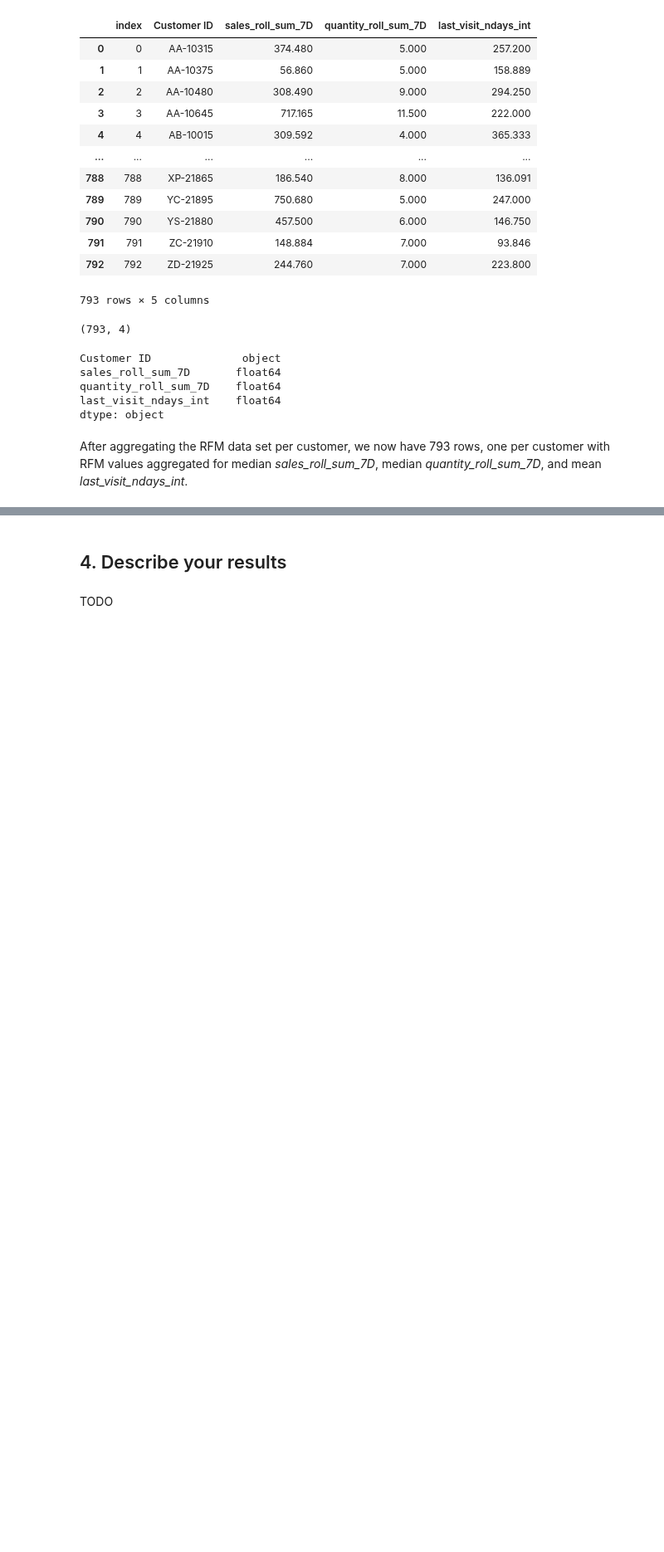
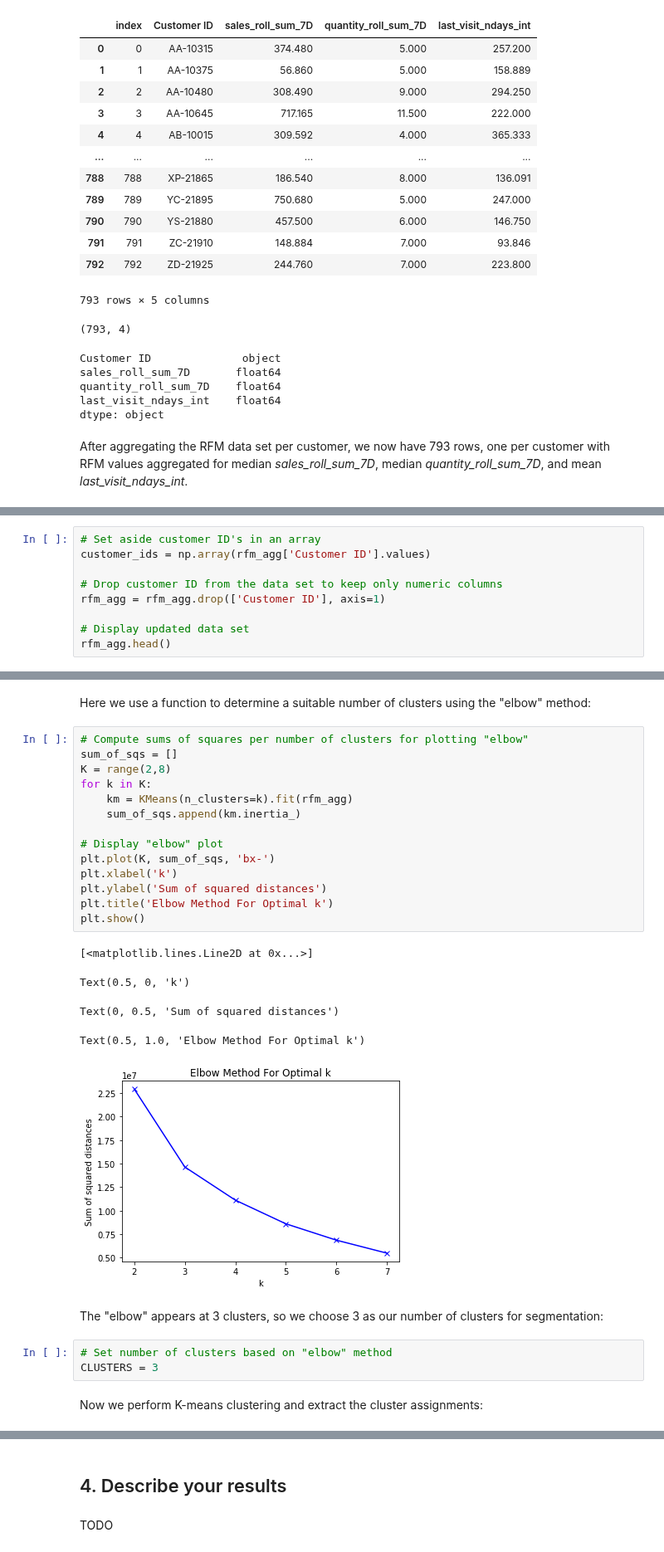
Before and after one commit to pelorenz/data-science-420, a Jupyter notebook: L03-PeterLorenz.ipynb, the cells around one changed output, grey strips where cells are left out. Shown at 83% size. Saved outputs shown, nothing was run; the diff lists cells and outputs as text; blank space fills up the shorter version.

Commit message:
K-means impl

```diff
--- a/L03-PeterLorenz.ipynb
+++ b/L03-PeterLorenz.ipynb
@@ -198,0 +250,9 @@ After aggregating the RFM data set per customer, we now have 793 rows, one per c
+# %%
+# Set aside customer ID's in an array
+customer_ids = np.array(rfm_agg['Customer ID'].values)
+
+# Drop customer ID from the data set to keep only numeric columns
+rfm_agg = rfm_agg.drop(['Customer ID'], axis=1)
+
+# Display updated data set
+rfm_agg.head()
@@ -198,0 +266,29 @@ After aggregating the RFM data set per customer, we now have 793 rows, one per c
+# %% [markdown]
+Here we use a function to determine a suitable number of clusters using the "elbow" method:
+# %%
+# Compute sums of squares per number of clusters for plotting "elbow"
+sum_of_sqs = []
+K = range(2,8)
+for k in K:
+    km = KMeans(n_clusters=k).fit(rfm_agg)
+    sum_of_sqs.append(km.inertia_)
+
+# Display "elbow" plot
+plt.plot(K, sum_of_sqs, 'bx-')
+plt.xlabel('k')
+plt.ylabel('Sum of squared distances')
+plt.title('Elbow Method For Optimal k')
+plt.show()
+# %% [output]
+[<matplotlib.lines.Line2D at 0x...>]
+Text(0.5, 0, 'k')
+Text(0, 0.5, 'Sum of squared distances')
+Text(0.5, 1.0, 'Elbow Method For Optimal k')
+[figure, added]
+# %% [markdown]
+The "elbow" appears at 3 clusters, so we choose 3 as our number of clusters for segmentation:
+# %%
+# Set number of clusters based on "elbow" method
+CLUSTERS = 3
+# %% [markdown]
+Now we perform K-means clustering and extract the cluster assignments:
```
Also changed, not shown: parts of 18 cells of this notebook.
